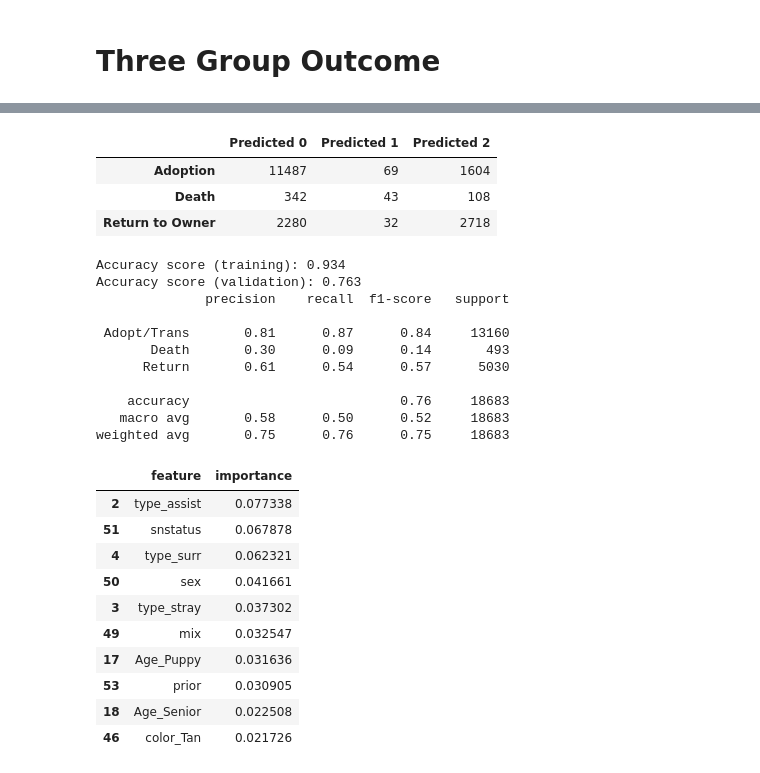
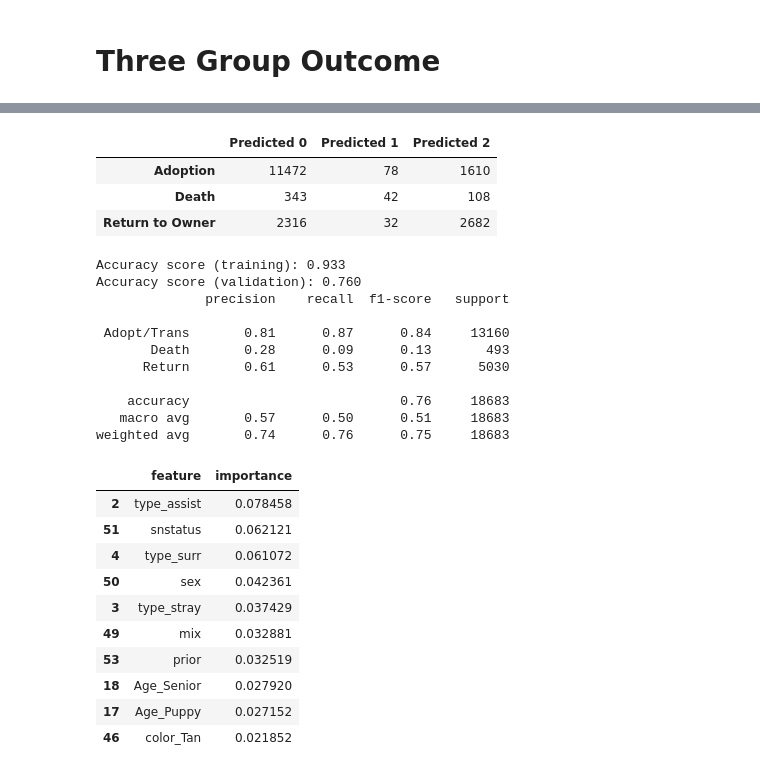
Before and after one commit to M-Outlaw/BootCamp-Mod-20-Animal_Shelter_Analysis, a Jupyter notebook: MachineLearning.ipynb, the cells around one changed output, grey strips where cells are left out. Drawn from its saved outputs; the diff is of its cells as text; code cells hidden in the pictures.

```diff
--- a/MLprep.ipynb
+++ b/MachineLearning.ipynb
@@ -598,22 +584,22 @@ X_train, X_test, y_train, y_test=train_test_split(X,y2,random_state=0)
 # %%
 #Random Forest model for y2, the 3 category outcome
 
 from sklearn.ensemble import RandomForestClassifier
-rf_model=RandomForestClassifier(n_estimators=100, random_state=0)
+rf_model=RandomForestClassifier(n_estimators=30, random_state=0)
 #Fit classifier to training set
 rf_model= rf_model.fit(X_train, y_train)
 #Make prediction
 predictions = rf_model.predict(X_test)
 #Evaluate model
 cm=confusion_matrix(y_test, predictions)
 cm_df = pd.DataFrame(cm, index = ["Adoption", "Death", "Return to Owner"],
                       columns=["Predicted 0", "Predicted 1", "Predicted 2"])
 cm_df
 # %% [output]
 |  | Predicted 0 | Predicted 1 | Predicted 2 |
-| Adoption | 11487 | 69 | 1604 |
-| Death | 342 | 43 | 108 |
-| Return to Owner | 2280 | 32 | 2718 |
+| Adoption | 11472 | 78 | 1610 |
+| Death | 343 | 42 | 108 |
+| Return to Owner | 2316 | 32 | 2682 |
 # %%
 # Score the model
 print("Accuracy score (training): {0:.3f}".format(
@@ -622,17 +608,17 @@ print("Accuracy score (validation): {0:.3f}".format(
     rf_model.score(X_test,y_test)))
 print(classification_report(y_test, predictions))
 # %% [output]
-Accuracy score (training): 0.934
-Accuracy score (validation): 0.763
+Accuracy score (training): 0.933
+Accuracy score (validation): 0.760
               precision    recall  f1-score   support
 
  Adopt/Trans       0.81      0.87      0.84     13160
-       Death       0.30      0.09      0.14       493
-      Return       0.61      0.54      0.57      5030
+       Death       0.28      0.09      0.13       493
+      Return       0.61      0.53      0.57      5030
 
     accuracy                           0.76     18683
-   macro avg       0.58      0.50      0.52     18683
-weighted avg       0.75      0.76      0.75     18683
+   macro avg       0.57      0.50      0.51     18683
+weighted avg       0.74      0.76      0.75     18683
 # %%
 #Feature importances for random forest model
 #Get top 10 features from random forest model
@@ -644,13 +630,13 @@ importance_df=pd.DataFrame(d).sort_values(by="importance", ascending=False)
 importance_df.head(10)
 # %% [output]
 |  | feature | importance |
-| 2 | type_assist | 0.077338 |
-| 51 | snstatus | 0.067878 |
-| 4 | type_surr | 0.062321 |
-| 50 | sex | 0.041661 |
-| 3 | type_stray | 0.037302 |
-| 49 | mix | 0.032547 |
-| 17 | Age_Puppy | 0.031636 |
-| 53 | prior | 0.030905 |
-| 18 | Age_Senior | 0.022508 |
-| 46 | color_Tan | 0.021726 |
+| 2 | type_assist | 0.078458 |
+| 51 | snstatus | 0.062121 |
+| 4 | type_surr | 0.061072 |
+| 50 | sex | 0.042361 |
+| 3 | type_stray | 0.037429 |
+| 49 | mix | 0.032881 |
+| 53 | prior | 0.032519 |
+| 18 | Age_Senior | 0.027920 |
+| 17 | Age_Puppy | 0.027152 |
+| 46 | color_Tan | 0.021852 |
```
Also changed, not shown: parts of 14 cells of this notebook.
